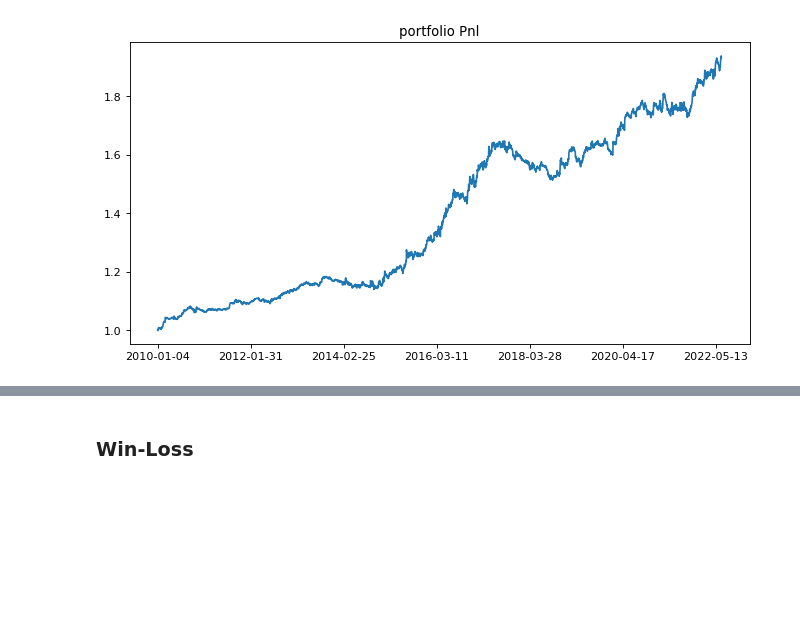
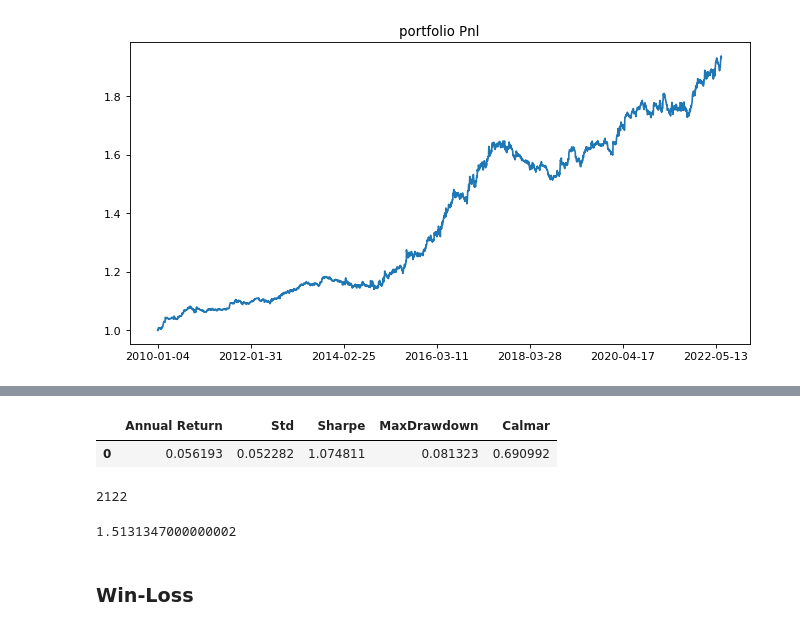
Before and after one commit to RichardS0268/CTA_Trend, a Jupyter notebook: Sim_Analysis.ipynb, the cells around one changed output, grey strips where cells are left out. Drawn from its saved outputs; the diff is of its cells as text; code cells hidden in the pictures; blank space fills up the shorter version.

```diff
--- a/Sim_Analysis.ipynb
+++ b/Sim_Analysis.ipynb
@@ -45,3 +41,26 @@ draw_pnl('portfolio')
+# %%
+def profitable_analysis(_pnl):
+    report = pd.DataFrame(columns=['Annual Return', 'Std', 'Sharpe', 'MaxDrawdown', 'Calmar'])
+    Annual_r = (_pnl.diff()/_pnl.shift(1)).mean()*252
+    Std = (_pnl.diff()/_pnl.shift(1)).std()*np.sqrt(252)
+    Sharpe = Annual_r / Std
+    MaxDrawdown = (1 - list(_pnl)/pd.Series(list(_pnl.rolling(len(_pnl)))).apply(lambda x: x.max())).max()
+    Calmar = Annual_r / MaxDrawdown
+    report.loc[report.shape[0]] = [Annual_r, Std, Sharpe, MaxDrawdown, Calmar]
+    return report
+# %%
+profitable_analysis(Pnl['portfolio'])
+# %% [output]
+|  | Annual Return | Std | Sharpe | MaxDrawdown | Calmar |
+| 0 | 0.056193 | 0.052282 | 1.074811 | 0.081323 | 0.690992 |
+# %%
+(1 - list(Pnl['portfolio'])/pd.Series(list(Pnl['portfolio'].rolling(len(Pnl['portfolio'])))).apply(lambda x: x.max())).to_list().index(0.08132254261009442)
+# %% [output]
+2122
+# %%
+BACKTEST_VTD[2122]
+# %% [output]
+1.5131347000000002
 # %% [markdown]
 ### Win-Loss
 # %%
```
Also changed, not shown: parts of 1 cell of this notebook, 1 other file.
